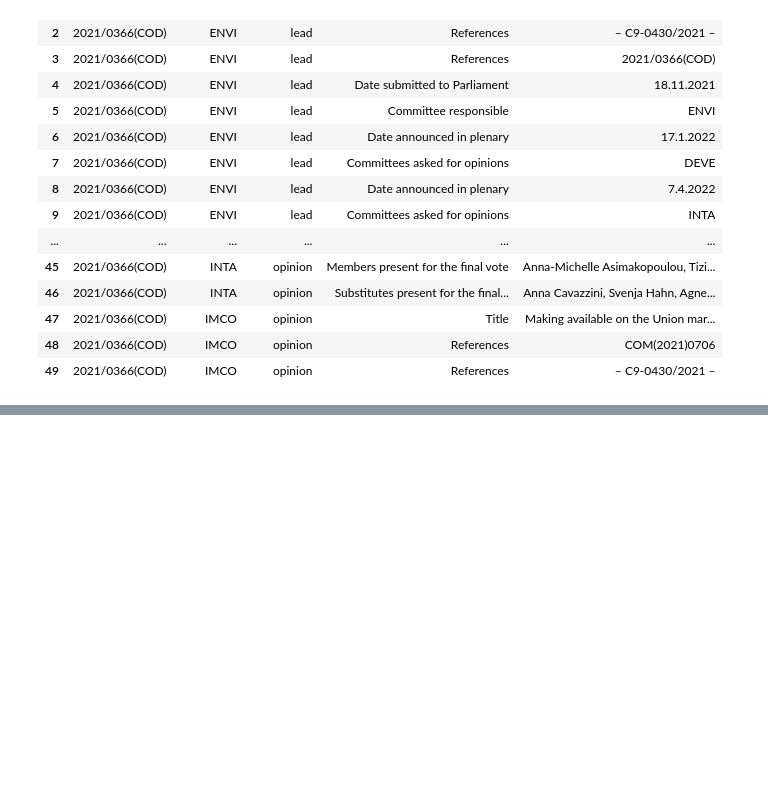
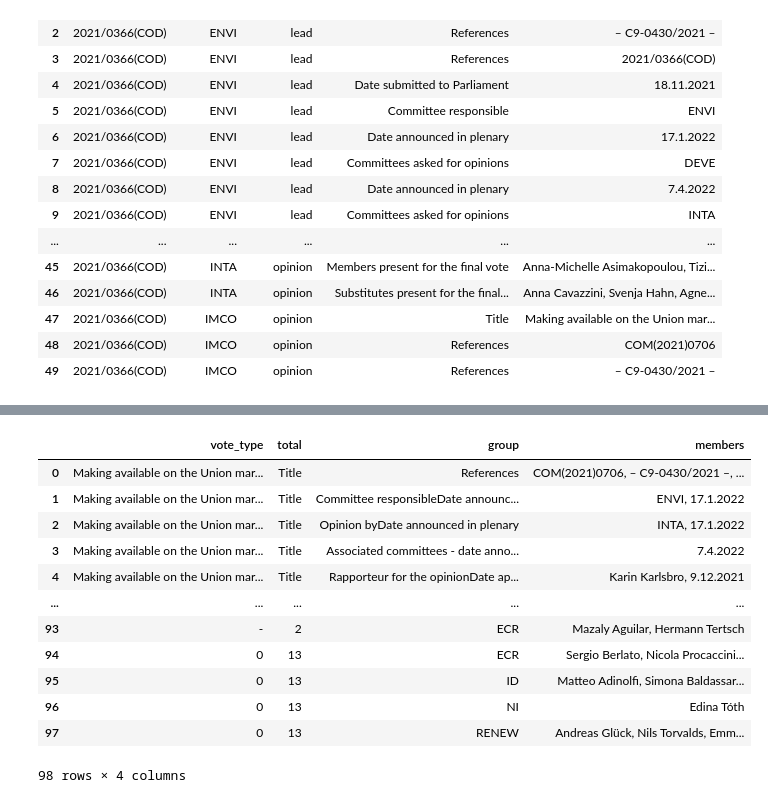
Before and after one commit to Palit2308/eu_legislation, a Jupyter notebook: scrapper/scrape_oeil_landing_page.ipynb, the cells around one changed output, grey strips where cells are left out. Saved outputs shown, nothing was run; the diff lists cells and outputs as text; code cells hidden in the pictures; blank space fills up the shorter version.

Commit message:
Added code to extract COD Procedures. Investigated mismatch in number of procedures. Fixed Regulation number issue.

```diff
--- a/scrapper/scrape_oeil_landing_page.ipynb
+++ b/scrapper/scrape_oeil_landing_page.ipynb
@@ -825,0 +933,7 @@ df_long.head(50)
+# %%
+# Assuming df is your original DataFrame with procedure_string and rollcall_string
+# For testing, pick the first row where rollcall_available is True
+test_row = df[df['rollcall_available']].iloc[0]
+html = test_row['rollcall_string']
+parsed = parse_rollcall_table(html)
+print(pd.DataFrame(parsed))
@@ -825,0 +958,18 @@ df_long.head(50)
+# %%
+df1 = pd.DataFrame(parsed)
+
+df1
+# %% [output]
+|  | vote_type | total | group | members |
+| 0 | Making available on the Union mar... | Title | References | COM(2021)0706, – C9-0430/2021 –, ... |
+| 1 | Making available on the Union mar... | Title | Committee responsibleDate announc... | ENVI, 17.1.2022 |
+| 2 | Making available on the Union mar... | Title | Opinion byDate announced in plenary | INTA, 17.1.2022 |
+| 3 | Making available on the Union mar... | Title | Associated committees - date anno... | 7.4.2022 |
+| 4 | Making available on the Union mar... | Title | Rapporteur for the opinionDate ap... | Karin Karlsbro, 9.12.2021 |
+| ... | ... | ... | ... | ... |
+| 93 | - | 2 | ECR | Mazaly Aguilar, Hermann Tertsch |
+| 94 | 0 | 13 | ECR | Sergio Berlato, Nicola Procaccini... |
+| 95 | 0 | 13 | ID | Matteo Adinolfi, Simona Baldassar... |
+| 96 | 0 | 13 | NI | Edina Tóth |
+| 97 | 0 | 13 | RENEW | Andreas Glück, Nils Torvalds, Emm... |
+98 rows × 4 columns
```
Also changed, not shown: parts of 13 cells of this notebook, 6 other files.
